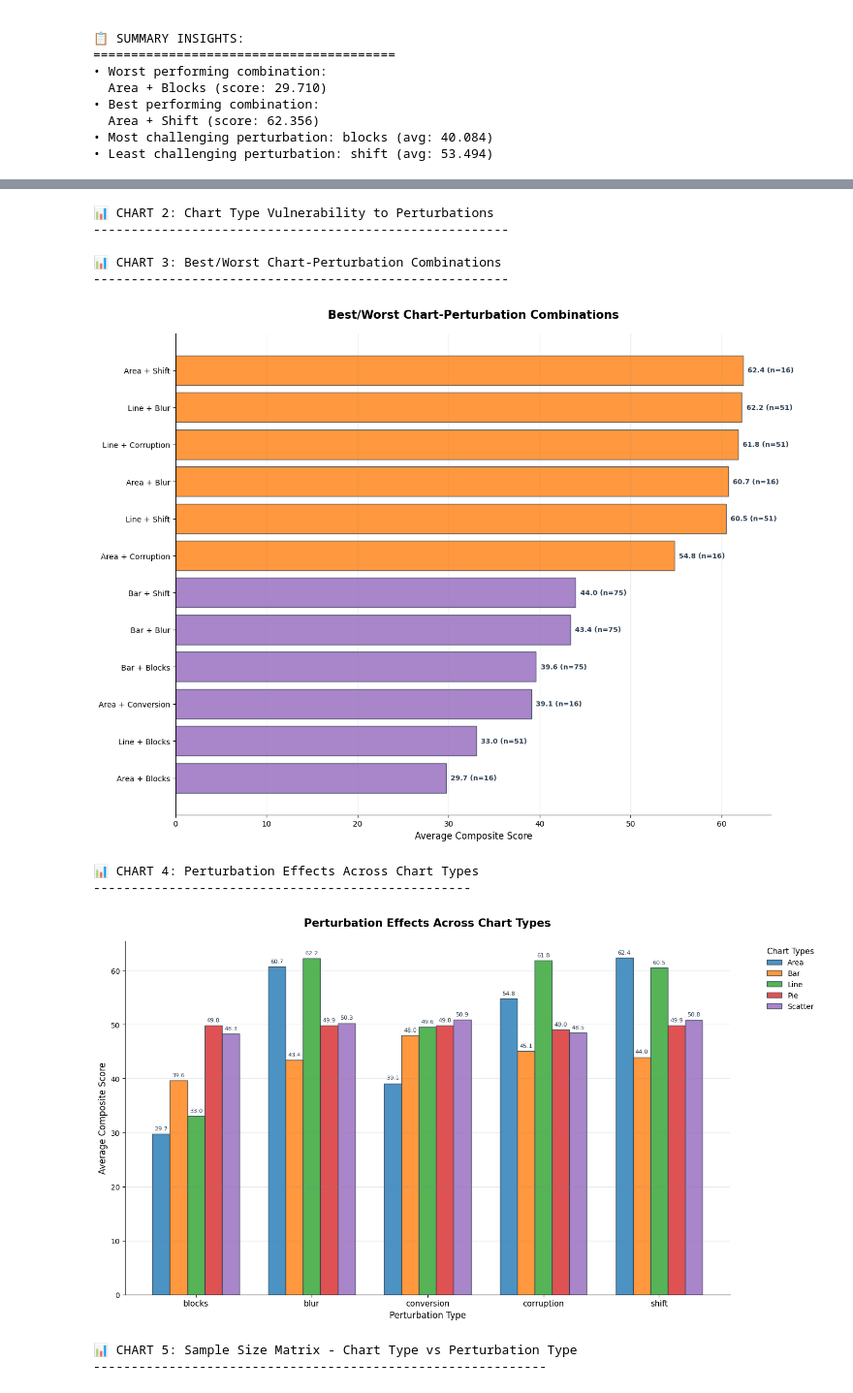
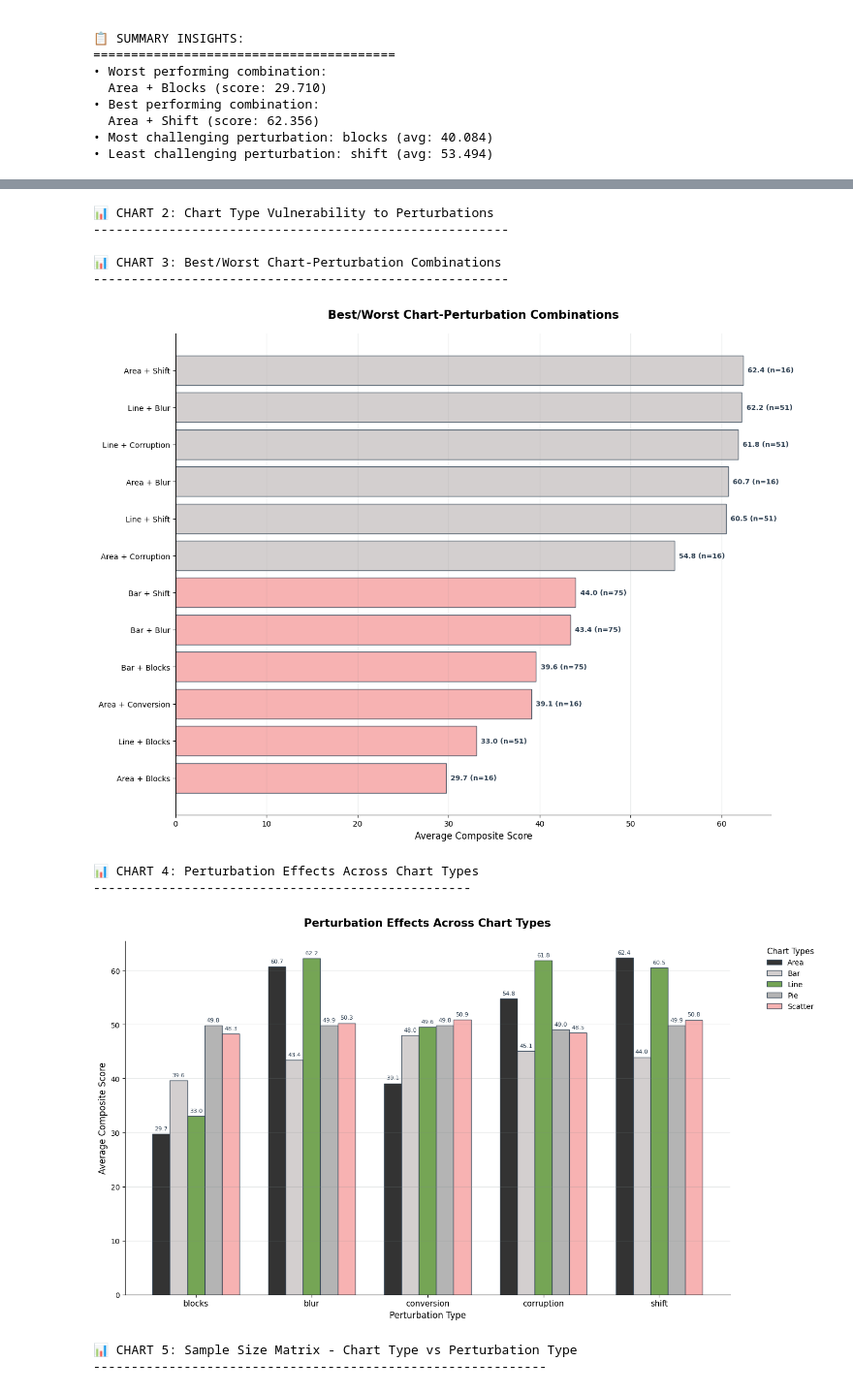
Before and after one commit to vishaalinimanikandan/gpt4o-chart-robustness-framework, a Jupyter notebook: Data_analysis.ipynb, the cells around one changed output, grey strips where cells are left out. Shown at 97% size. Saved outputs shown, nothing was run; the diff lists cells and outputs as text; code cells hidden in the pictures.

```diff
--- a/Data_analysis.ipynb
+++ b/Data_analysis.ipynb
@@ -2197,7 +2074,7 @@ print("=" * 50)
 
 # Color palettes from your image
 grayscale_colors = ['#000000', '#595959', '#7f7f7f', '#a1a1a1', '#bababa', '#d4d4d4']
-qualitative_colors = ['#1f77b4', '#ff7f0e', '#2ca02c', '#d62728', '#9467bd', '#8c564b']
+qualitative_colors = ['#000000', "#C9C4C4", "#538f2b", '#a1a1a1', "#f59f9f", "#6474bb"]
 sequential_colors = ['#08519c', '#3182bd', '#6baed6', '#9ecae1', '#c6dbef', '#eff3ff']
 
 # Choose which palette to use (change this line to switch palettes)
@@ -2405,37 +2282,37 @@ if not success_df['chart_type'].isna().all():
 
         cbar = plt.colorbar(im, ax=ax, shrink=0.8)
         cbar.set_label('Number of Charts', fontsize=11, fontweight='500')
 
         # Add count values
         for i in range(len(cross_counts.index)):
             for j in range(len(cross_counts.columns)):
                 count = cross_counts.iloc[i, j]
                 if count > 0:
                     text_color = 'white' if count > cross_counts.values.mean() else '#2C3E50'
                     ax.text(j, i, str(count), ha="center", va="center",
                            color=text_color, fontweight='600', fontsize=11)
 
         plt.tight_layout()
         plt.show()
 
 else:
     print("Chart type information not available for detailed analysis.")
 # %% [output]
 CHART TYPE VS PERTURBATION ANALYSIS
 ==================================================
 
 📊 CHART 1: Performance Heatmap - Chart Type vs Perturbation Type
 -----------------------------------------------------------------
 [figure]
 📊 CHART 2: Chart Type Vulnerability to Perturbations
 -------------------------------------------------------
 
 📊 CHART 3: Best/Worst Chart-Perturbation Combinations
 -------------------------------------------------------
-[figure, old version]
+[figure, new version]
 📊 CHART 4: Perturbation Effects Across Chart Types
 --------------------------------------------------
-[figure, old version]
+[figure, new version]
 📊 CHART 5: Sample Size Matrix - Chart Type vs Perturbation Type
 ------------------------------------------------------------
 [figure]
```
Also changed, not shown: parts of 1 cell of this notebook.
